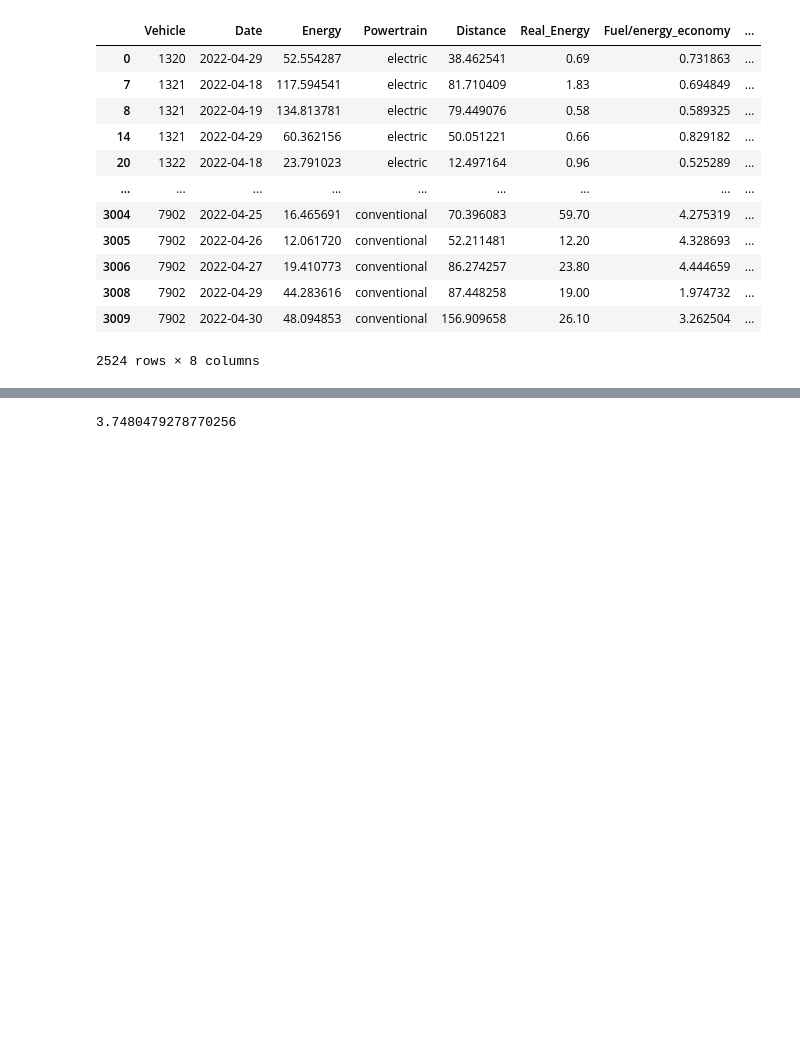
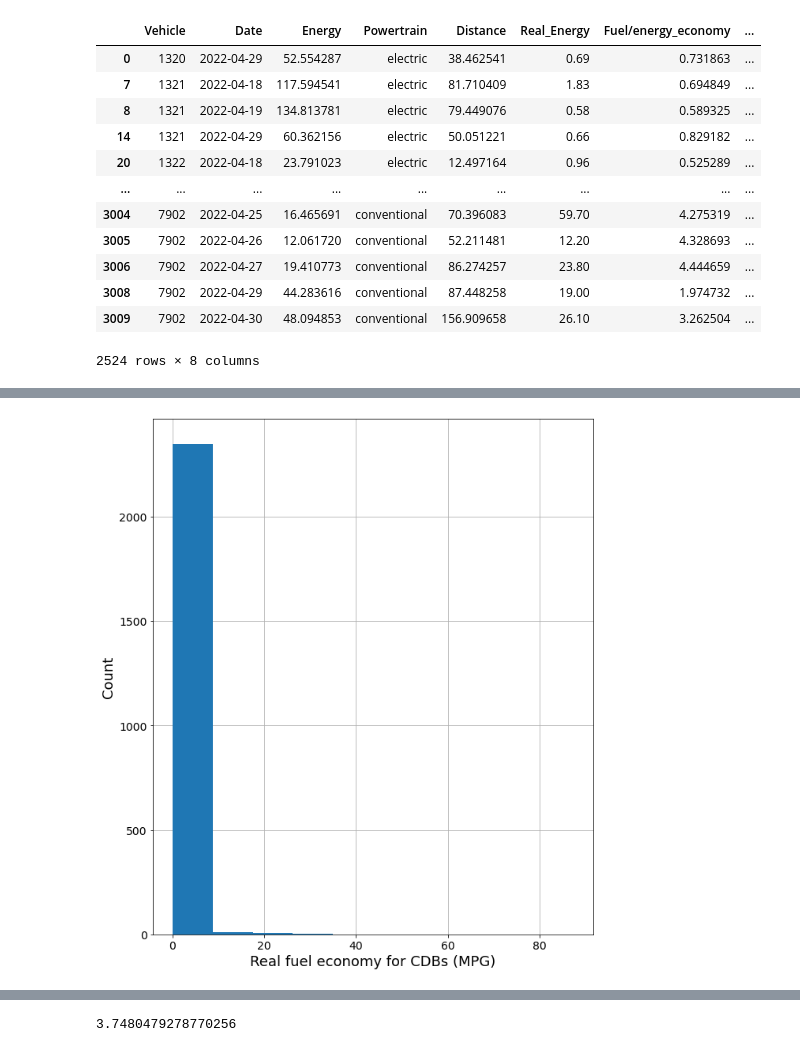
Before and after one commit to narslab/transit-electrification-futures, a Jupyter notebook: bin/jupyter/integerate-data-calibration.ipynb, the cells around one changed output, grey strips where cells are left out. Cells and saved outputs as stored; diff of their text form; code cells hidden in the pictures; blank space fills up the shorter version.

```diff
--- a/bin/jupyter/integerate-data-calibration.ipynb
+++ b/bin/jupyter/integerate-data-calibration.ipynb
@@ -355,0 +321,10 @@ df_hybrid['Fuel/energy_economy'].hist()
+# %%
+fig, ax = plt.subplots()
+df_conventional['Real_Fuel/energy_economy'].hist(figsize = (10,12), zorder=3)
+plt.xlabel("Real fuel economy for CDBs (MPG)", fontsize=18)
+plt.ylabel("Count", fontsize=18)
+plt.xticks(fontsize=14)
+plt.yticks(fontsize=14)
+fig.savefig(r'../../figures/hist-economy-CDB.png', dpi=400, bbox_inches='tight')
+# %% [output]
+[figure, added]
```
Also changed, not shown: parts of 57 cells of this notebook, 17 other files.
